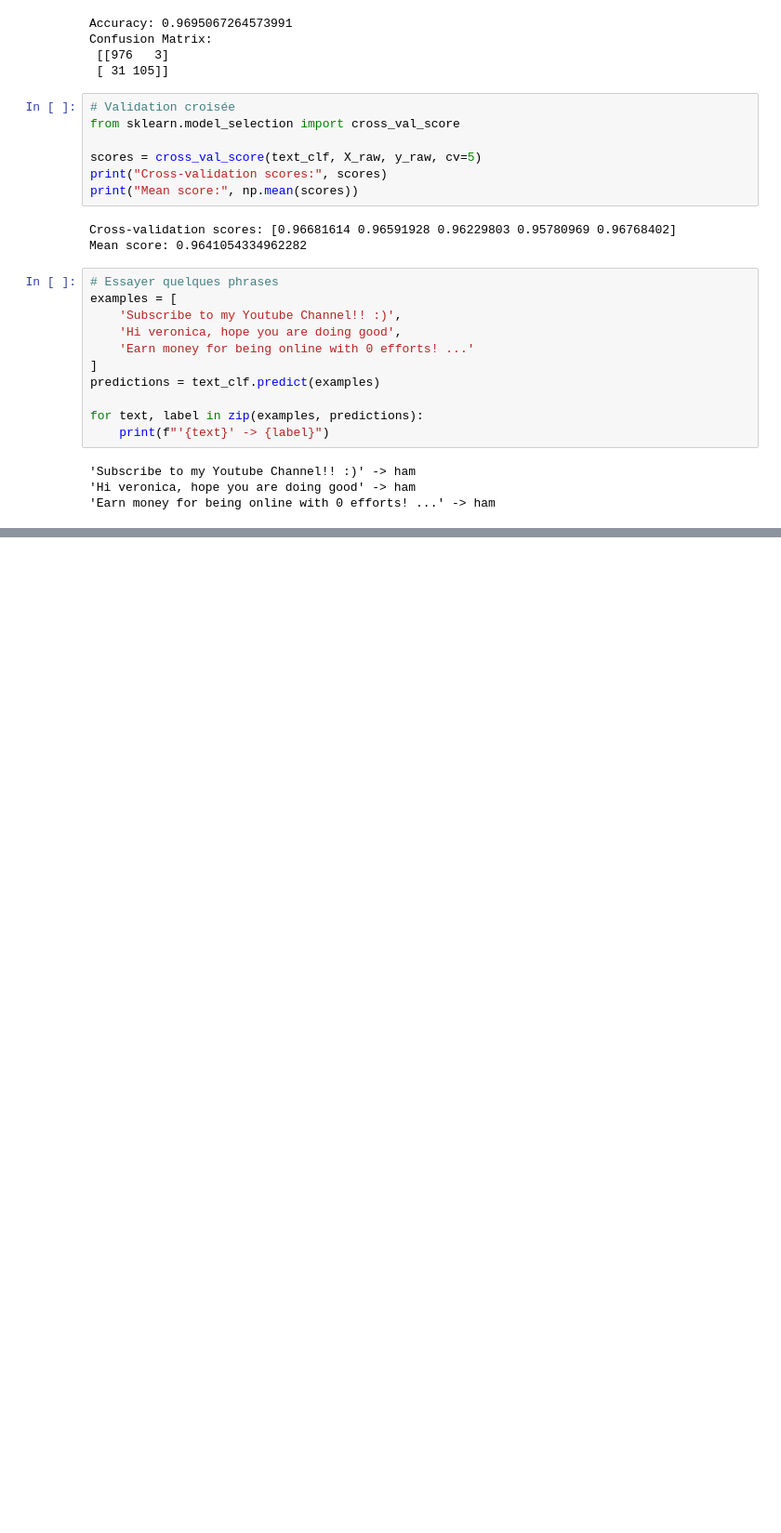
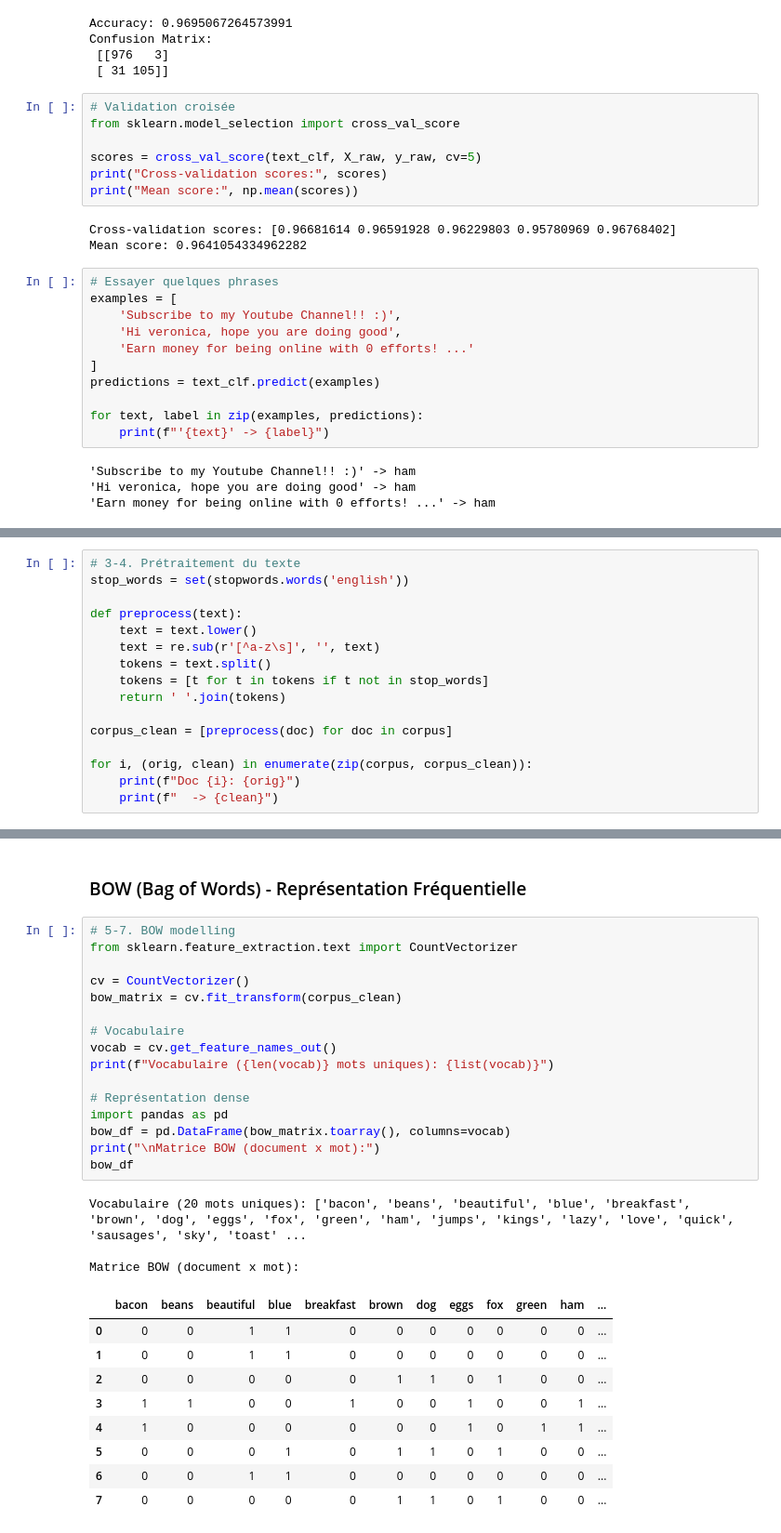
Before and after one commit to Pchambet/NLP-from-scratch-to-BERT, a Jupyter notebook: Solutions/TP2_BOW_TFIDF.ipynb, the cells around one changed output, grey strips where cells are left out. Shown at 93% size. Cells and saved outputs as stored; diff of their text form; blank space fills up the shorter version.

```diff
--- a/Solutions/TP2_BOW_TFIDF.ipynb
+++ b/Solutions/TP2_BOW_TFIDF.ipynb
@@ -188,0 +275,16 @@ for text, label in zip(examples, predictions):
+# %%
+# 3-4. Prétraitement du texte
+stop_words = set(stopwords.words('english'))
+
+def preprocess(text):
+    text = text.lower()
+    text = re.sub(r'[^a-z\s]', '', text)
+    tokens = text.split()
+    tokens = [t for t in tokens if t not in stop_words]
+    return ' '.join(tokens)
+
+corpus_clean = [preprocess(doc) for doc in corpus]
+
+for i, (orig, clean) in enumerate(zip(corpus, corpus_clean)):
+    print(f"Doc {i}: {orig}")
+    print(f"  -> {clean}")
@@ -188,0 +308,31 @@ for text, label in zip(examples, predictions):
+# %% [markdown]
+### BOW (Bag of Words) - Représentation Fréquentielle
+# %%
+# 5-7. BOW modelling
+from sklearn.feature_extraction.text import CountVectorizer
+
+cv = CountVectorizer()
+bow_matrix = cv.fit_transform(corpus_clean)
+
+# Vocabulaire
+vocab = cv.get_feature_names_out()
+print(f"Vocabulaire ({len(vocab)} mots uniques): {list(vocab)}")
+
+# Représentation dense
+import pandas as pd
+bow_df = pd.DataFrame(bow_matrix.toarray(), columns=vocab)
+print("\nMatrice BOW (document x mot):")
+bow_df
+# %% [output]
+Vocabulaire (20 mots uniques): ['bacon', 'beans', 'beautiful', 'blue', 'breakfast', 'brown', 'dog', 'eggs', 'fox', 'green', 'ham', 'jumps', 'kings', 'lazy', 'love', 'quick', 'sausages', 'sky', 'toast' ...
+
+Matrice BOW (document x mot):
+|  | bacon | beans | beautiful | blue | breakfast | brown | dog | eggs | fox | green | ham | ... |
+| 0 | 0 | 0 | 1 | 1 | 0 | 0 | 0 | 0 | 0 | 0 | 0 | ... |
+| 1 | 0 | 0 | 1 | 1 | 0 | 0 | 0 | 0 | 0 | 0 | 0 | ... |
+| 2 | 0 | 0 | 0 | 0 | 0 | 1 | 1 | 0 | 1 | 0 | 0 | ... |
+| 3 | 1 | 1 | 0 | 0 | 1 | 0 | 0 | 1 | 0 | 0 | 1 | ... |
+| 4 | 1 | 0 | 0 | 0 | 0 | 0 | 0 | 1 | 0 | 1 | 1 | ... |
+| 5 | 0 | 0 | 0 | 1 | 0 | 1 | 1 | 0 | 1 | 0 | 0 | ... |
+| 6 | 0 | 0 | 1 | 1 | 0 | 0 | 0 | 0 | 0 | 0 | 0 | ... |
+| 7 | 0 | 0 | 0 | 0 | 0 | 1 | 1 | 0 | 1 | 0 | 0 | ... |
```
Also changed, not shown: parts of 23 cells of this notebook, 12 other files.
